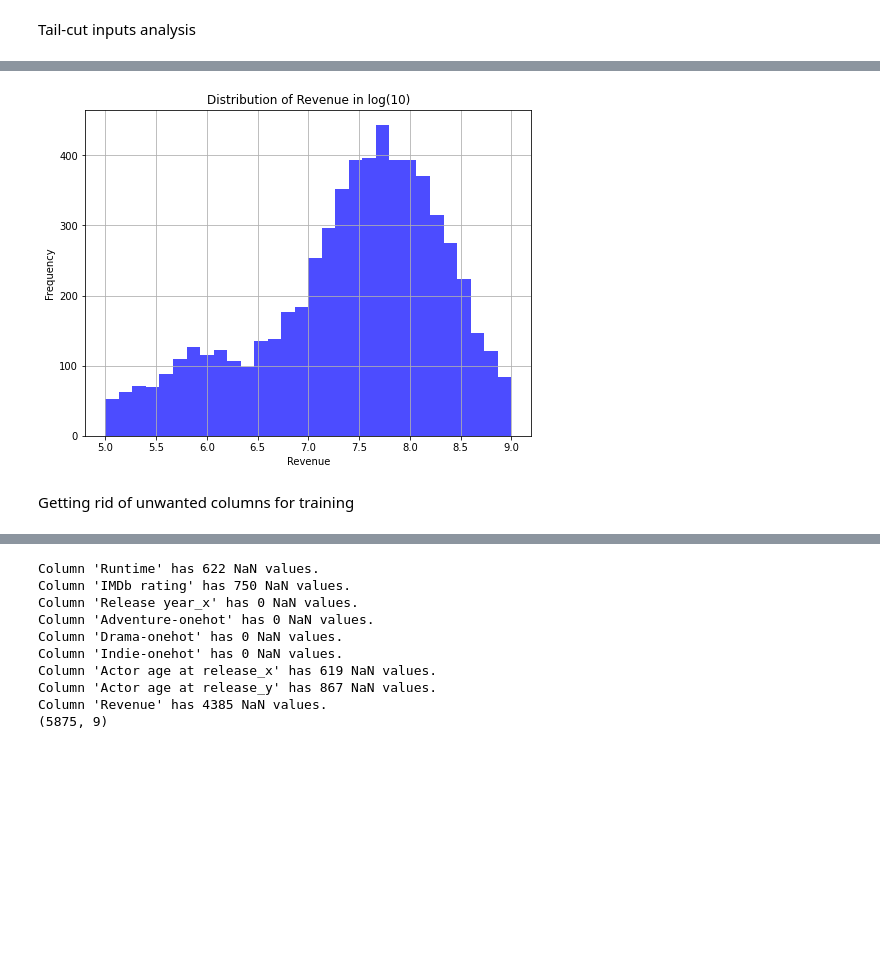
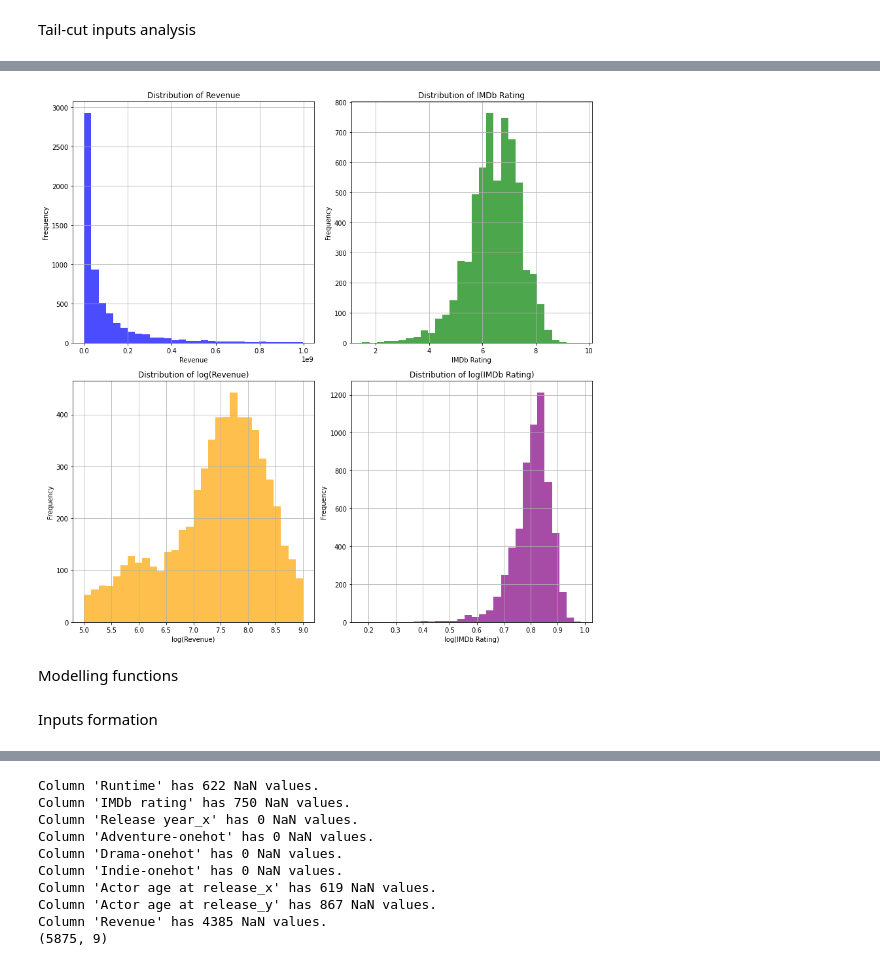
Before and after one commit to epfl-ada/ada-2023-project-fauttrouverunnompourada, a Jupyter notebook: xgboost.ipynb, the cells around one changed output, grey strips where cells are left out. Saved outputs shown, nothing was run; the diff lists cells and outputs as text; code cells hidden in the pictures; blank space fills up the shorter version.

```diff
--- a/xgboost.ipynb
+++ b/xgboost.ipynb
@@ -116,15 +117,46 @@ plt.show()
-# %%
-# Assuming 'Revenues' is a column in your DataFrame 'df'
-
-plt.figure(figsize=(8, 6))
-plt.hist(np.log10(filtered_revenues_inputs['Revenue']), bins=30, alpha=0.7, color='blue')  # Adjust the number of bins as needed
-plt.title('Distribution of Revenue in log(10)')
-plt.xlabel('Revenue')
-plt.ylabel('Frequency')
-plt.grid(True)
-plt.show()
-# %% [output]
-[figure, removed]
-# %% [markdown]
-Getting rid of unwanted columns for training
+# %%
+import matplotlib.pyplot as plt
+import numpy as np
+
+# Assuming 'Revenues' and 'IMDb_Rating' are columns in your DataFrame 'df'
+revenues = filtered_revenues_inputs['Revenue']
+imdb_ratings = filtered_revenues_inputs['IMDb rating']
+
+# Create subplots with 2 rows and 2 columns
+fig, axes = plt.subplots(2, 2, figsize=(12, 12))
+
+# Plot for Revenue
+axes[0, 0].hist(revenues, bins=30, alpha=0.7, color='blue')
+axes[0, 0].set_title('Distribution of Revenue')
+axes[0, 0].set_xlabel('Revenue')
+axes[0, 0].set_ylabel('Frequency')
+axes[0, 0].grid(True)
+
+# Plot for IMDb Rating
+axes[0, 1].hist(imdb_ratings, bins=30, alpha=0.7, color='green')
+axes[0, 1].set_title('Distribution of IMDb Rating')
+axes[0, 1].set_xlabel('IMDb Rating')
+axes[0, 1].set_ylabel('Frequency')
+axes[0, 1].grid(True)
+
+# Plot for log-transformed Revenue
+axes[1, 0].hist(np.log10(revenues), bins=30, alpha=0.7, color='orange')
+axes[1, 0].set_title('Distribution of log(Revenue)')
+axes[1, 0].set_xlabel('log(Revenue)')
+axes[1, 0].set_ylabel('Frequency')
+axes[1, 0].grid(True)
+
+# Plot for log-transformed IMDb Rating
+axes[1, 1].hist(np.log10(imdb_ratings), bins=30, alpha=0.7, color='purple')
+axes[1, 1].set_title('Distribution of log(IMDb Rating)')
+axes[1, 1].set_xlabel('log(IMDb Rating)')
+axes[1, 1].set_ylabel('Frequency')
+axes[1, 1].grid(True)
+
+plt.tight_layout()  # Adjusts the spacing between plots
+plt.show()
+# %% [output]
+[figure, added]
+# %% [markdown]
+Modelling functions
 # %%
@@ -194 +256,3 @@ def pipeline(data):
+# %% [markdown]
+Inputs formation
 # %%
```
Also changed, not shown: parts of 30 cells of this notebook.
